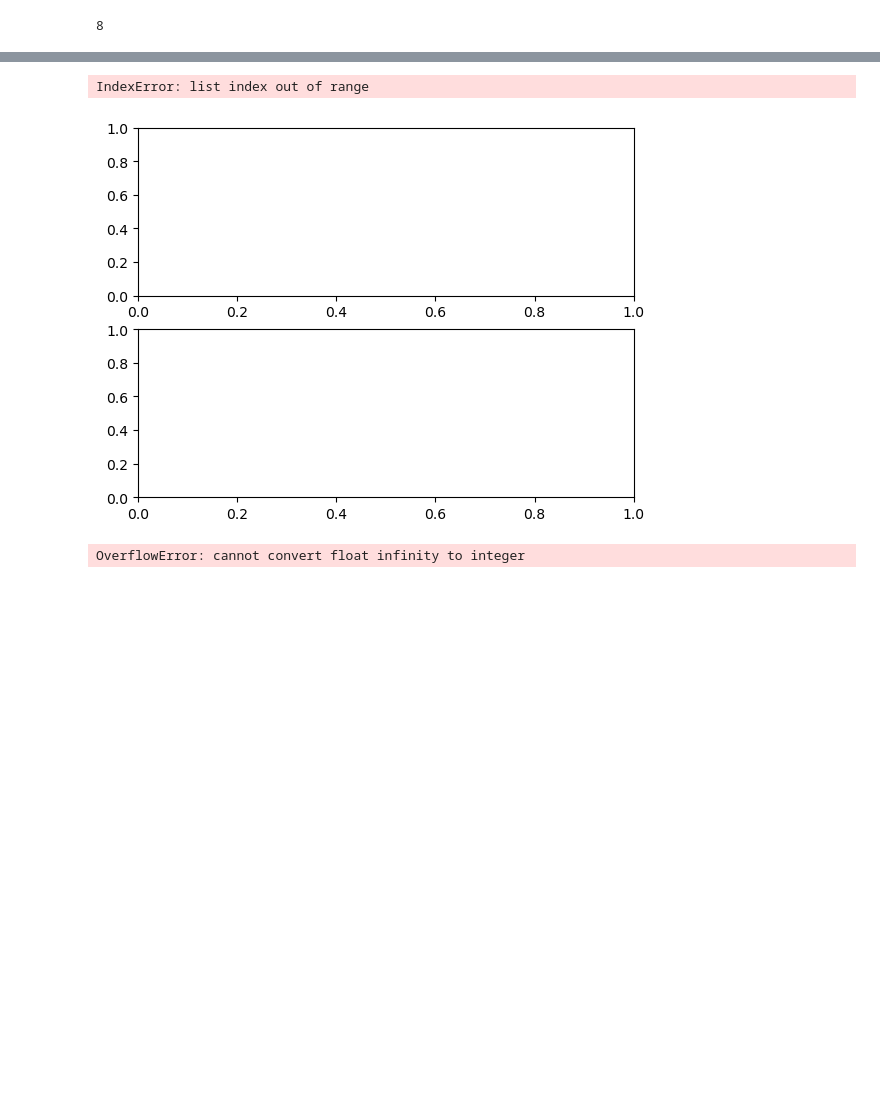
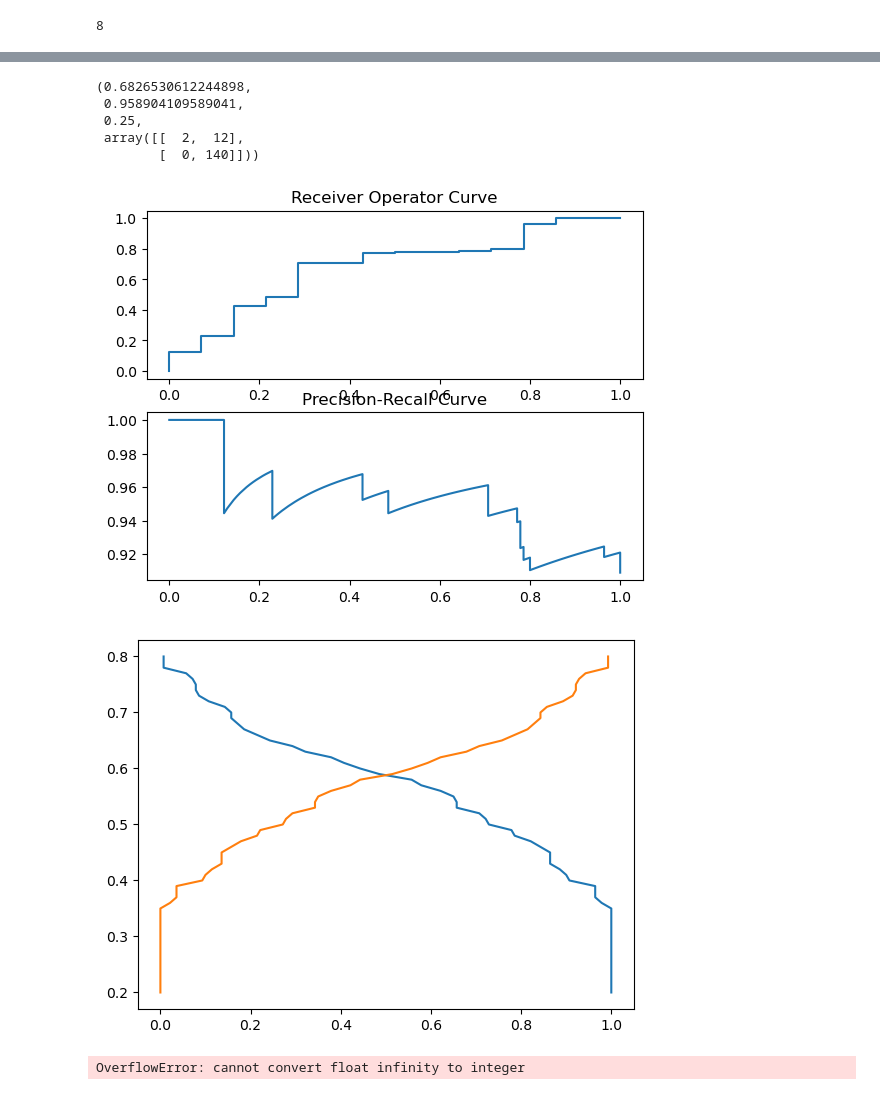
Before and after one commit to kcbhatraju/QusAI, a Jupyter notebook: data-science/train_combined.ipynb, the cells around one changed output, grey strips where cells are left out. Drawn from its saved outputs; the diff is of its cells as text; code cells hidden in the pictures; blank space fills up the shorter version.

Commit message:
train progress

```diff
--- a/data-science/train_combined.ipynb
+++ b/data-science/train_combined.ipynb
@@ -51,7 +58,7 @@ train_df.head()
 # %%
-train_df, test_df = pp.hospital_stratify(combined_df,0.02)
-train_df, valid_df = pp.hospital_stratify(train_df, 0.2)
-train_df.head()
+# train_df, test_df = pp.hospital_stratify(combined_df,0.02)
+# train_df, valid_df = pp.hospital_stratify(train_df, 0.2)
+# train_df.head()
 # %%
 len(test_df)
 # %% [output]
@@ -116,7 +121,7 @@ del x_train_4D, y_train_4D, x_valid_4D, y_valid_4D, x_test_4D, y_test_4D
 # %%
 workdir = "/home/das/QuantUS_Projs/QusAI/data-science/"
 log_dir = Path("/home/das/QuantUS_Projs/QusAI/data-science/logs/")
-batch_size = 256
+batch_size = 32
 epochs = 400
 nFold = np.array([5,6,7,8,9,10,11,12,13,14,15])
 # %%
@@ -154,7 +179,7 @@ best_model = keras.models.load_model("best_model.keras", custom_objects=custom_o
 # %%
 fig, (ax1, ax2) = plt.subplots(2)
 
-evaluate_model(best_model, x_test, y_test, ax1, ax2, 0.5)
+evaluate_model(full_model, x_test, y_test, ax1, ax2, 0.35)
 # %% [output]
 ###########################
 ###########################
@@ -161,5 +201,10 @@ evaluate_model(best_model, x_test, y_test, ax1, ax2, 0.5)
-IndexError: list index out of range
+(0.6826530612244898,
+ 0.958904109589041,
+ 0.25,
+ array([[  2,  12],
+        [  0, 140]]))
-[figure, old version]
+[figure, new version]
+[figure, added]
 # %%
 best_model.evaluate(x_test, y_test, verbose=1)
 # %% [output]
```
Also changed, not shown: parts of 7 cells of this notebook.
